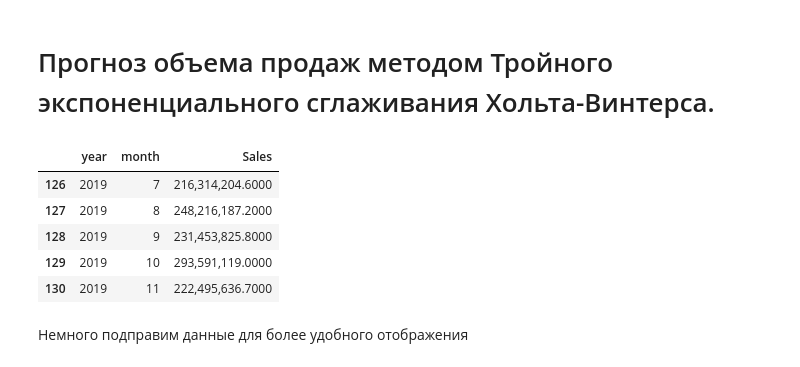
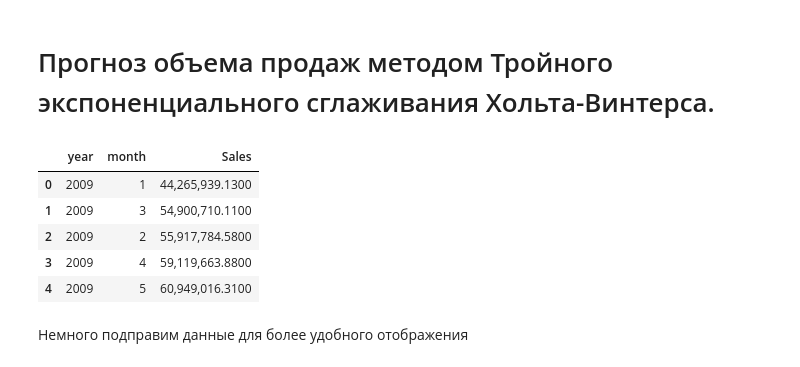
Before and after one commit to TataMoskovkina/GeekUniversity, a Jupyter notebook: work/my_forecast.ipynb, the cells around one changed output. Cells and saved outputs as stored; diff of their text form; code cells hidden in the pictures.

```diff
--- a/work/my_forecast.ipynb
+++ b/work/my_forecast.ipynb
@@ -12,14 +12,14 @@ pd.options.display.float_format = '{:,.4f}'.format
 %matplotlib inline
 # %%
 df = pd.read_csv('Data for Forecast.csv', decimal=",")
-df.tail()
+df.head()
 # %% [output]
 |  | year | month | Sales |
-| 126 | 2019 | 7 | 216,314,204.6000 |
-| 127 | 2019 | 8 | 248,216,187.2000 |
-| 128 | 2019 | 9 | 231,453,825.8000 |
-| 129 | 2019 | 10 | 293,591,119.0000 |
-| 130 | 2019 | 11 | 222,495,636.7000 |
+| 0 | 2009 | 1 | 44,265,939.1300 |
+| 1 | 2009 | 3 | 54,900,710.1100 |
+| 2 | 2009 | 2 | 55,917,784.5800 |
+| 3 | 2009 | 4 | 59,119,663.8800 |
+| 4 | 2009 | 5 | 60,949,016.3100 |
 # %% [markdown]
 Немного подправим данные для более удобного отображения
 # %%
```
Also changed, not shown: parts of 18 cells of this notebook.
